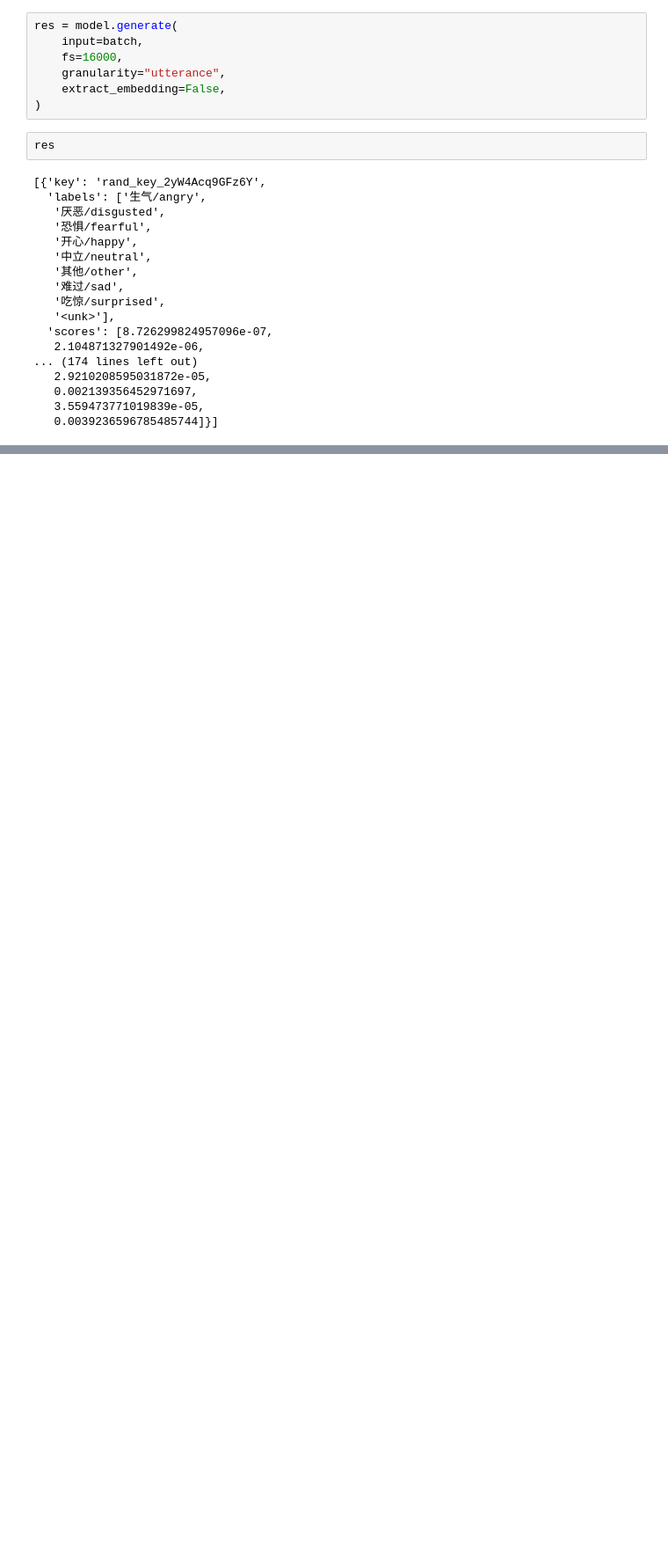
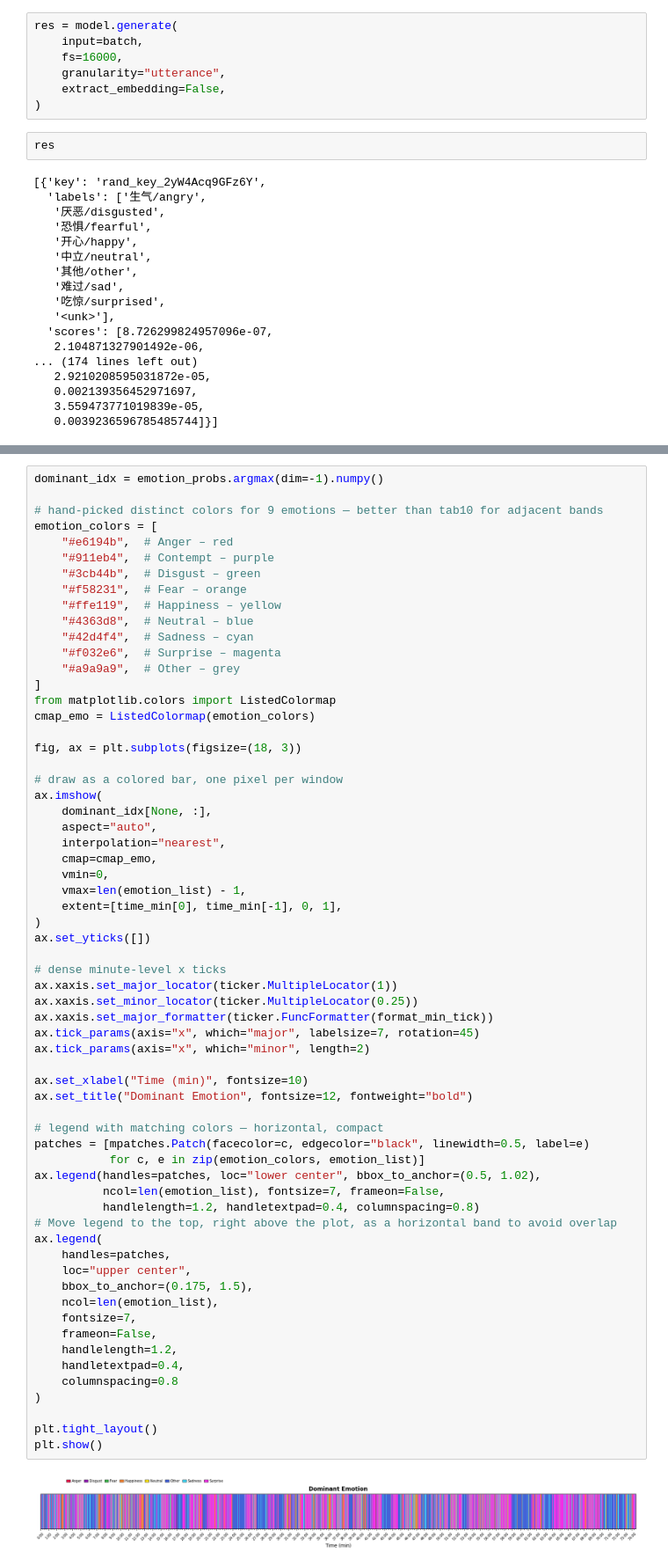
Before and after one commit to dvirbenor/audio-classification-playground, a Jupyter notebook: notebooks/emotion2vec.ipynb, the cells around one changed output, grey strips where cells are left out. Shown at 88% size. Saved outputs shown, nothing was run; the diff lists cells and outputs as text; blank space fills up the shorter version.

```diff
--- a/notebooks/emotion2vec.ipynb
+++ b/notebooks/emotion2vec.ipynb
@@ -156,0 +335,65 @@ res
+# %%
+dominant_idx = emotion_probs.argmax(dim=-1).numpy()
+
+# hand-picked distinct colors for 9 emotions — better than tab10 for adjacent bands
+emotion_colors = [
+    "#e6194b",  # Anger – red
+    "#911eb4",  # Contempt – purple
+    "#3cb44b",  # Disgust – green
+    "#f58231",  # Fear – orange
+    "#ffe119",  # Happiness – yellow
+    "#4363d8",  # Neutral – blue
+    "#42d4f4",  # Sadness – cyan
+    "#f032e6",  # Surprise – magenta
+    "#a9a9a9",  # Other – grey
+]
+from matplotlib.colors import ListedColormap
+cmap_emo = ListedColormap(emotion_colors)
+
+fig, ax = plt.subplots(figsize=(18, 3))
+
+# draw as a colored bar, one pixel per window
+ax.imshow(
+    dominant_idx[None, :],
+    aspect="auto",
+    interpolation="nearest",
+    cmap=cmap_emo,
+    vmin=0,
+    vmax=len(emotion_list) - 1,
+    extent=[time_min[0], time_min[-1], 0, 1],
+)
+ax.set_yticks([])
+
+# dense minute-level x ticks
+ax.xaxis.set_major_locator(ticker.MultipleLocator(1))
+ax.xaxis.set_minor_locator(ticker.MultipleLocator(0.25))
+ax.xaxis.set_major_formatter(ticker.FuncFormatter(format_min_tick))
+ax.tick_params(axis="x", which="major", labelsize=7, rotation=45)
+ax.tick_params(axis="x", which="minor", length=2)
+
+ax.set_xlabel("Time (min)", fontsize=10)
+ax.set_title("Dominant Emotion", fontsize=12, fontweight="bold")
+
+# legend with matching colors — horizontal, compact
+patches = [mpatches.Patch(facecolor=c, edgecolor="black", linewidth=0.5, label=e)
+           for c, e in zip(emotion_colors, emotion_list)]
+ax.legend(handles=patches, loc="lower center", bbox_to_anchor=(0.5, 1.02),
+          ncol=len(emotion_list), fontsize=7, frameon=False,
+          handlelength=1.2, handletextpad=0.4, columnspacing=0.8)
+# Move legend to the top, right above the plot, as a horizontal band to avoid overlap
+ax.legend(
+    handles=patches,
+    loc="upper center",
+    bbox_to_anchor=(0.175, 1.5),
+    ncol=len(emotion_list),
+    fontsize=7,
+    frameon=False,
+    handlelength=1.2,
+    handletextpad=0.4,
+    columnspacing=0.8
+)
+
+plt.tight_layout()
+plt.show()
+# %% [output]
+[figure, added]
```
Also changed, not shown: parts of 28 cells of this notebook, 3 other files.
